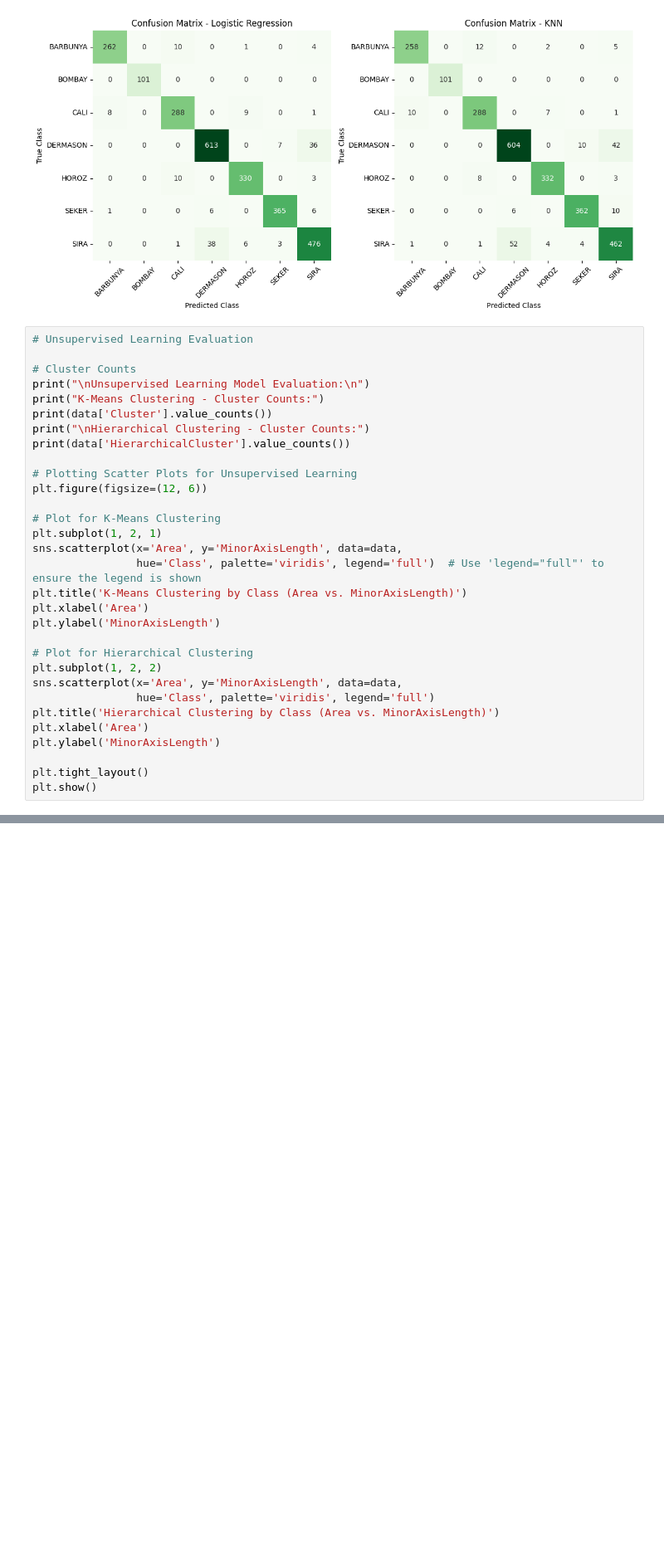
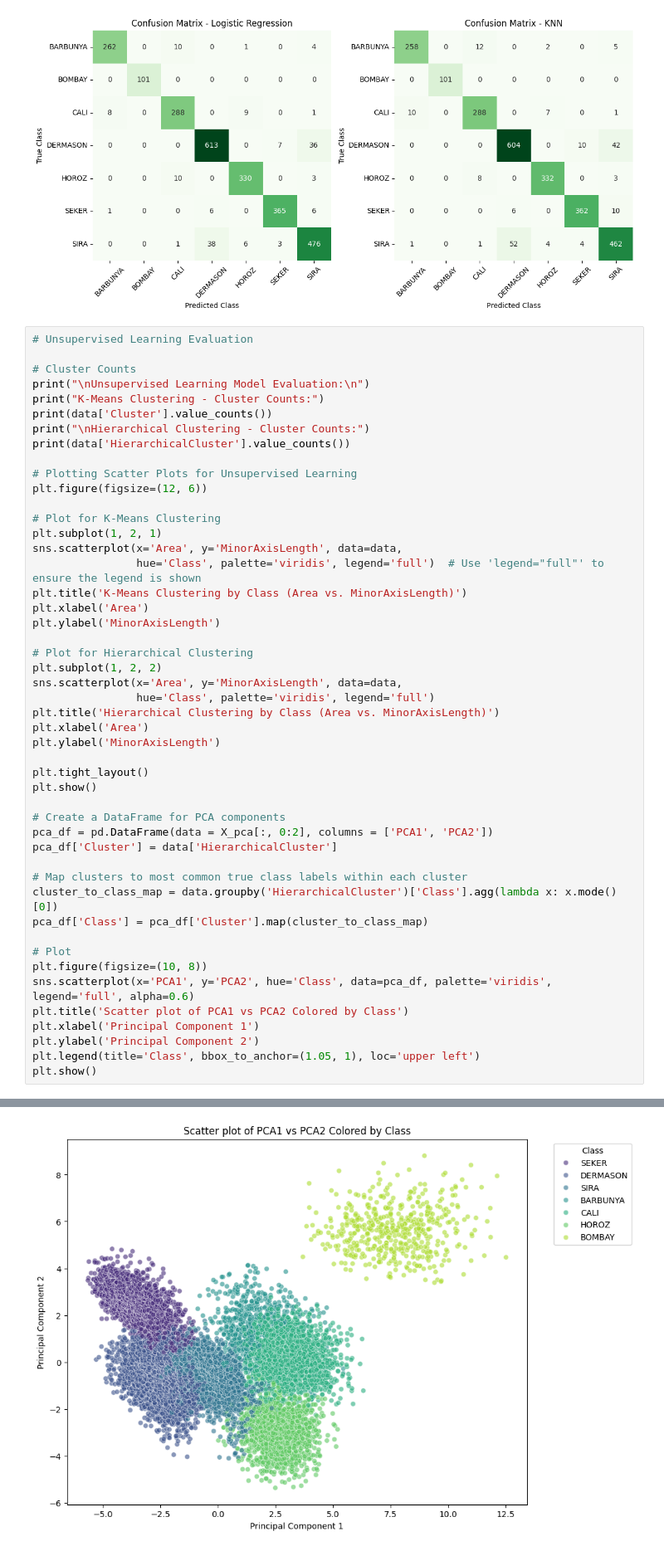
Before and after one commit to collaboratorsje/Dry_Beans_Models, a Jupyter notebook: src/Models.ipynb, the cells around one changed output, grey strips where cells are left out. Shown at 83% size. Cells and saved outputs as stored; diff of their text form; blank space fills up the shorter version.

Commit message:
Project finalizations including pca scatter plot

```diff
--- a/src/Models.ipynb
+++ b/src/Models.ipynb
@@ -689,6 +706,23 @@ plt.ylabel('MinorAxisLength')
 
 plt.tight_layout()
 plt.show()
+
+# Create a DataFrame for PCA components
+pca_df = pd.DataFrame(data = X_pca[:, 0:2], columns = ['PCA1', 'PCA2'])
+pca_df['Cluster'] = data['HierarchicalCluster']
+
+# Map clusters to most common true class labels within each cluster
+cluster_to_class_map = data.groupby('HierarchicalCluster')['Class'].agg(lambda x: x.mode()[0])
+pca_df['Class'] = pca_df['Cluster'].map(cluster_to_class_map)
+
+# Plot
+plt.figure(figsize=(10, 8))
+sns.scatterplot(x='PCA1', y='PCA2', hue='Class', data=pca_df, palette='viridis', legend='full', alpha=0.6)
+plt.title('Scatter plot of PCA1 vs PCA2 Colored by Class')
+plt.xlabel('Principal Component 1')
+plt.ylabel('Principal Component 2')
+plt.legend(title='Class', bbox_to_anchor=(1.05, 1), loc='upper left')
+plt.show()
 # %% [output]
 Unsupervised Learning Model Evaluation:
 
@@ -708,3 +742,4 @@ Name: Cluster, dtype: int64
 5     503
 Name: HierarchicalCluster, dtype: int64
 [figure]
+[figure, added]
```
Also changed, not shown: parts of 2 cells of this notebook.
